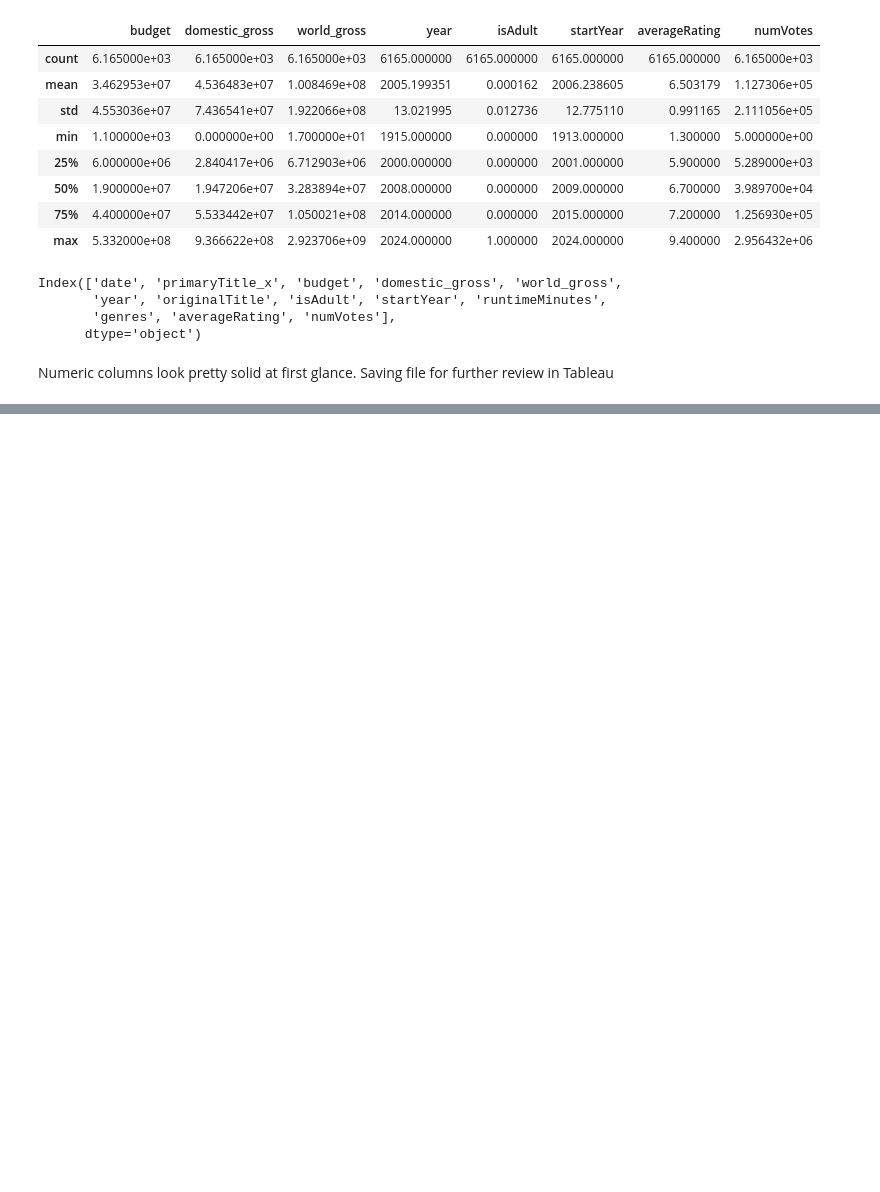
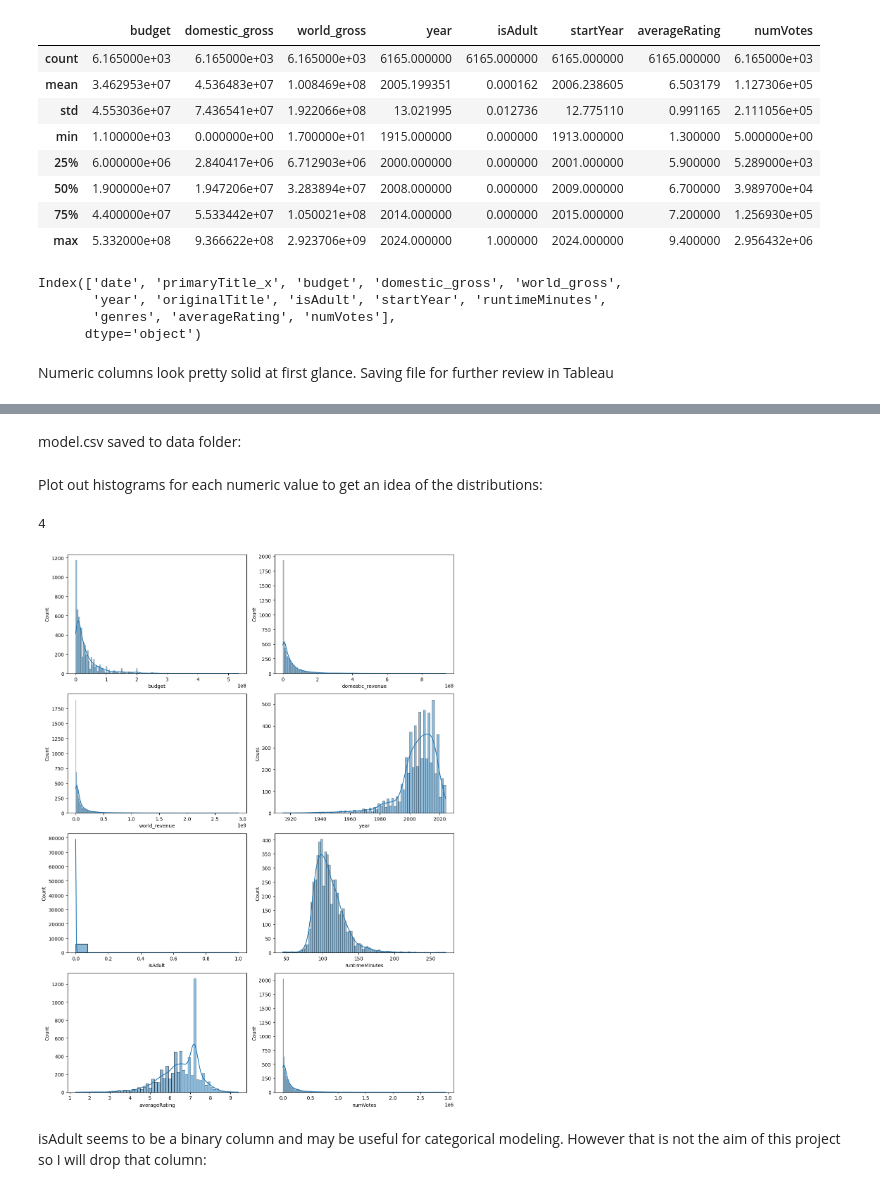
Before and after one commit to ParkerHar/Popular-Movie-Analysis, a Jupyter notebook: NoteBooks/movie_eda.ipynb, the cells around one changed output, grey strips where cells are left out. Cells and saved outputs as stored; diff of their text form; code cells hidden in the pictures; blank space fills up the shorter version.

Commit message:
Adjusted where some functions were located in workbooks

```diff
--- a/NoteBooks/movie_eda.ipynb
+++ b/NoteBooks/movie_eda.ipynb
@@ -189,3 +189,5 @@ df3 = df3.rename(columns={'primaryTitle_x':'Movie','domestic_gross':'domestic_re
 Numeric columns look pretty solid at first glance. Saving file for further review in Tableau
 # %%
 df3.to_csv('movies_tableau_V3.csv',index=False)
+# %%
+df = pd.read_csv('Data/movies_tableau_V3.csv')
@@ -191,0 +208,4 @@ df3.to_csv('movies_tableau_V3.csv',index=False)
+# %%
+model_df = df.select_dtypes(include=['number'])
+# %% [markdown]
+model.csv saved to data folder:
@@ -191,0 +214,24 @@ df3.to_csv('movies_tableau_V3.csv',index=False)
+# %% [markdown]
+Plot out histograms for each numeric value to get an idea of the distributions:
+# %%
+# Set up the grid
+num_columns = len((model_df).columns)
+cols = 2  # Number of columns in the grid
+rows = (num_columns // cols) + (num_columns % cols > 0)  # Calculate rows needed
+print(rows)
+
+fig, axes = plt.subplots(rows, cols, figsize=(12, rows * 4))  # Adjust the figure size as needed
+axes = axes.flatten()  # Flatten to easily index
+
+# build histograms
+for i, column in enumerate((model_df).columns):
+    sns.histplot(model_df[column], kde=True, ax=axes[i])
+
+#show the resulting hist
+plt.tight_layout()
+plt.show()
+# %% [output]
+4
+[figure, added]
+# %% [markdown]
+isAdult seems to be a binary column and may be useful for categorical modeling. However that is not the aim of this project so I will drop that column:
```
Also changed, not shown: parts of 12 cells of this notebook, 2 other files.
